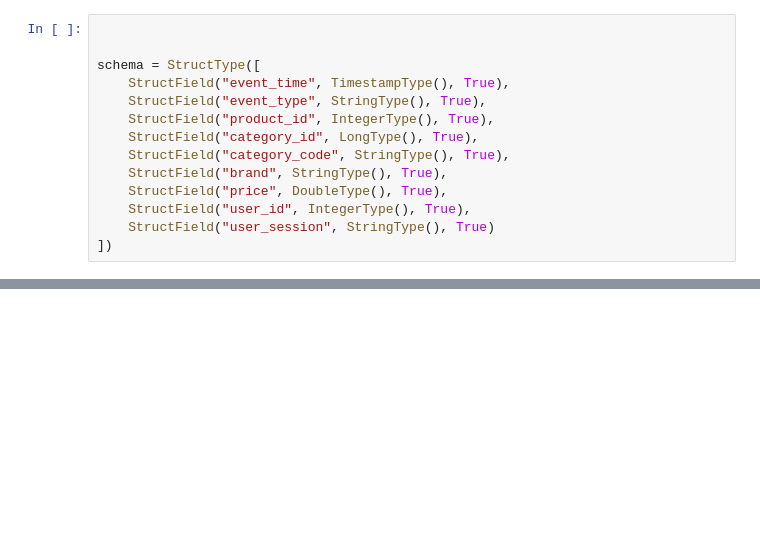
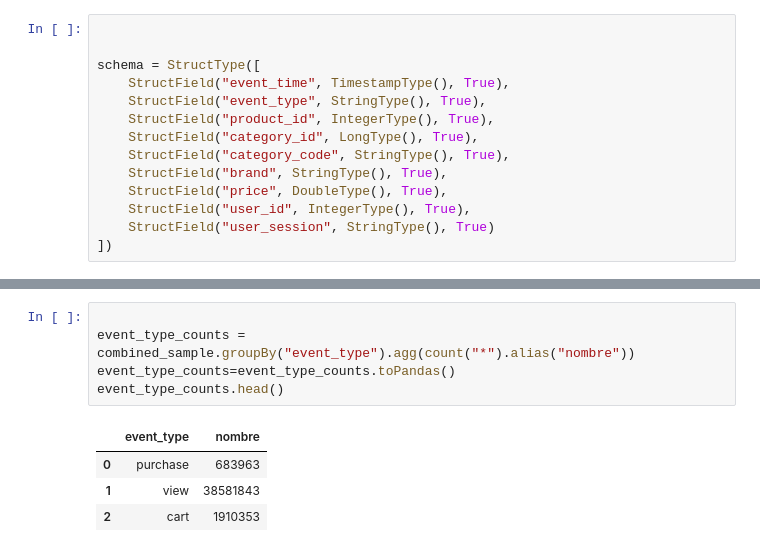
Before and after one commit to Zenaidji/Segmentation-client, a Jupyter notebook: mspr_solution ia.ipynb, the cells around one changed output, grey strips where cells are left out. Drawn from its saved outputs; the diff is of its cells as text; blank space fills up the shorter version.

```diff
--- a/mspr_solution ia.ipynb
+++ b/mspr_solution ia.ipynb
@@ -59,0 +154,10 @@ oct_df = spark.read.csv(nov_win,
+# %%
+
+event_type_counts = combined_sample.groupBy("event_type").agg(count("*").alias("nombre"))
+event_type_counts=event_type_counts.toPandas()
+event_type_counts.head()
+# %% [output]
+|  | event_type | nombre |
+| 0 | purchase | 683963 |
+| 1 | view | 38581843 |
+| 2 | cart | 1910353 |
```
Also changed, not shown: parts of 33 cells of this notebook.
